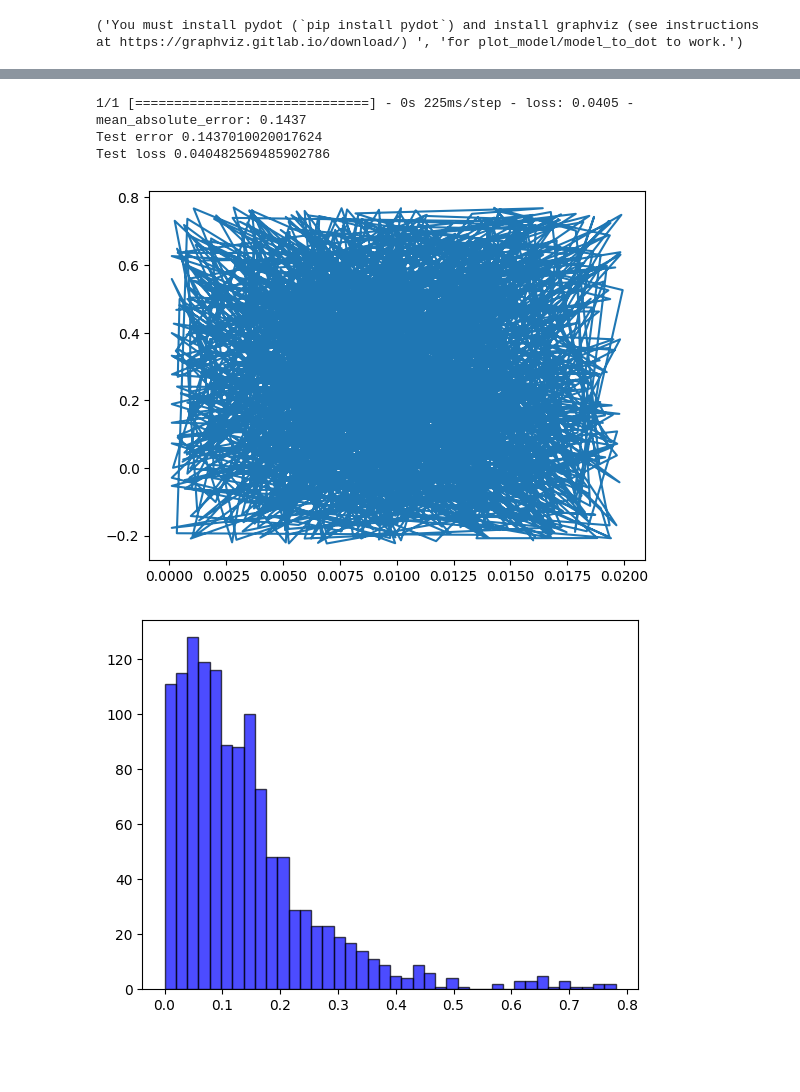
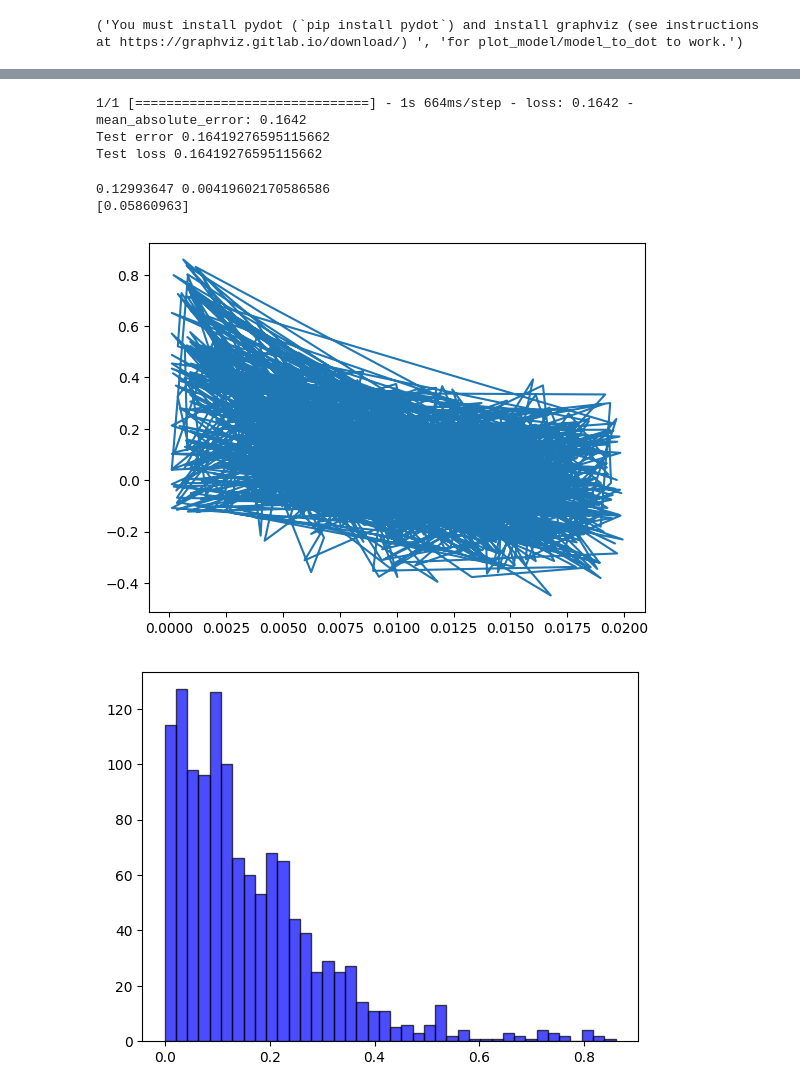
Before and after one commit to xbx18502/mc_slab_ml, a Jupyter notebook: CNN_predict1.1/1-D_CNN3.4.ipynb, the cells around one changed output, grey strips where cells are left out. Drawn from its saved outputs; the diff is of its cells as text; code cells hidden in the pictures; blank space fills up the shorter version.

```diff
--- a/CNN_predict1.1/1-D_CNN3.4.ipynb
+++ b/CNN_predict1.1/1-D_CNN3.4.ipynb
@@ -157,8 +157,8 @@ y_train = an1
 x_test = msig2
 y_test = an2
 
-x_train = np.log10((x_train+1e-6)/1000)+11
-x_test = np.log10((x_test+1e-6)/1000)+11
+x_train = (np.log10((x_train+1e-6)/1000)+9)/9
+x_test = (np.log10((x_test+1e-6)/1000)+9)/9
 x_train = x_train.reshape((x_train.shape[0], x_train.shape[1], 1))
 x_test = x_test.reshape((x_test.shape[0], x_test.shape[1], 1))
 d_train = np.reshape(y_train[:,0],(y_train[:,0].shape[0],1,1)) # add thickness of sample into input data
@@ -315,9 +316,9 @@ test_loss, test_acc = model.evaluate(x_test, y_test)
 print("Test error", test_acc)
 print("Test loss", test_loss)
 # %% [output]
-1/1 [==============================] - 0s 225ms/step - loss: 0.0405 - mean_absolute_error: 0.1437
-Test error 0.1437010020017624
-Test loss 0.040482569485902786
+1/1 [==============================] - 1s 664ms/step - loss: 0.1642 - mean_absolute_error: 0.1642
+Test error 0.16419276595115662
+Test loss 0.16419276595115662
 # %%
 mua = np.zeros((x_train.shape[0],))
 # mus = np.zeros((x_train.shape[0],))
@@ -325,32 +326,39 @@ d = np.zeros((x_train.shape[0],))
 miu = np.zeros((x_train.shape[0],1))
 
 miu = model.predict(x_train)
-mua = miu[:,0]
+mus = miu[:,0]
 # mus = miu[:,1]
 d = x_train[:,0,0]
 # %%
 err = np.zeros((x_train.shape[0],))
 
-err = y_train-mua
+err = y_train[:,0]-mus
 # err[:,1] = y_train[:,1]-mus
 
 # print(mua[k],mus[k],d[k])
 # print(y_train[k])
+# %%
+k=np.random.randint(0,x_train.shape[0],1)[0]
+print(mus[k],d[k])
+print(y_train[k])
+# %% [output]
+0.12993647 0.00419602170586586
+[0.05860963]
 # %%
-plt.plot(d,err[:,1])
+plt.plot(d,err)
 plt.show()
 # %% [output]
-[figure, old version]
+[figure, new version]
 # %%
 # print(mua,mus,d)
 # print(an2[i,1],an2[i,2],an2[i,0])
 # plt.plot(abs(an1[:,1]-mua))
 # plt.plot(abs(an1[:,2]-mus))
-plt.hist(abs(y_train[:,0]-mua), bins=40,  facecolor="blue", edgecolor="black", alpha=0.7)
+plt.hist(abs(err), bins=40,  facecolor="blue", edgecolor="black", alpha=0.7)
 # plt.hist(abs(y_train[:,1]-mus), bins=40,  facecolor="green", edgecolor="black", alpha=0.7)
 plt.show()
 # %% [output]
-[figure, old version]
+[figure, new version]
 # %%
 metric = "mean_absolute_error"
 plt.figure()
```
Also changed, not shown: parts of 3 cells of this notebook, 2 other files.
